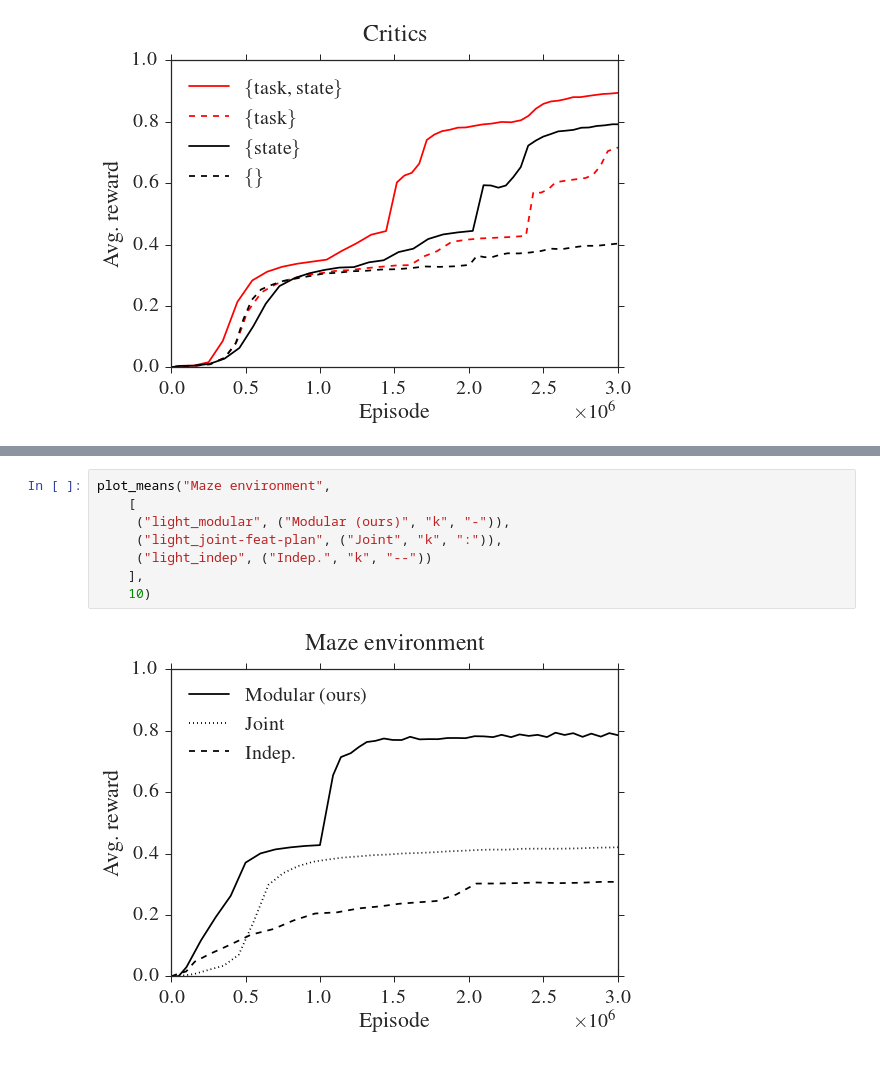
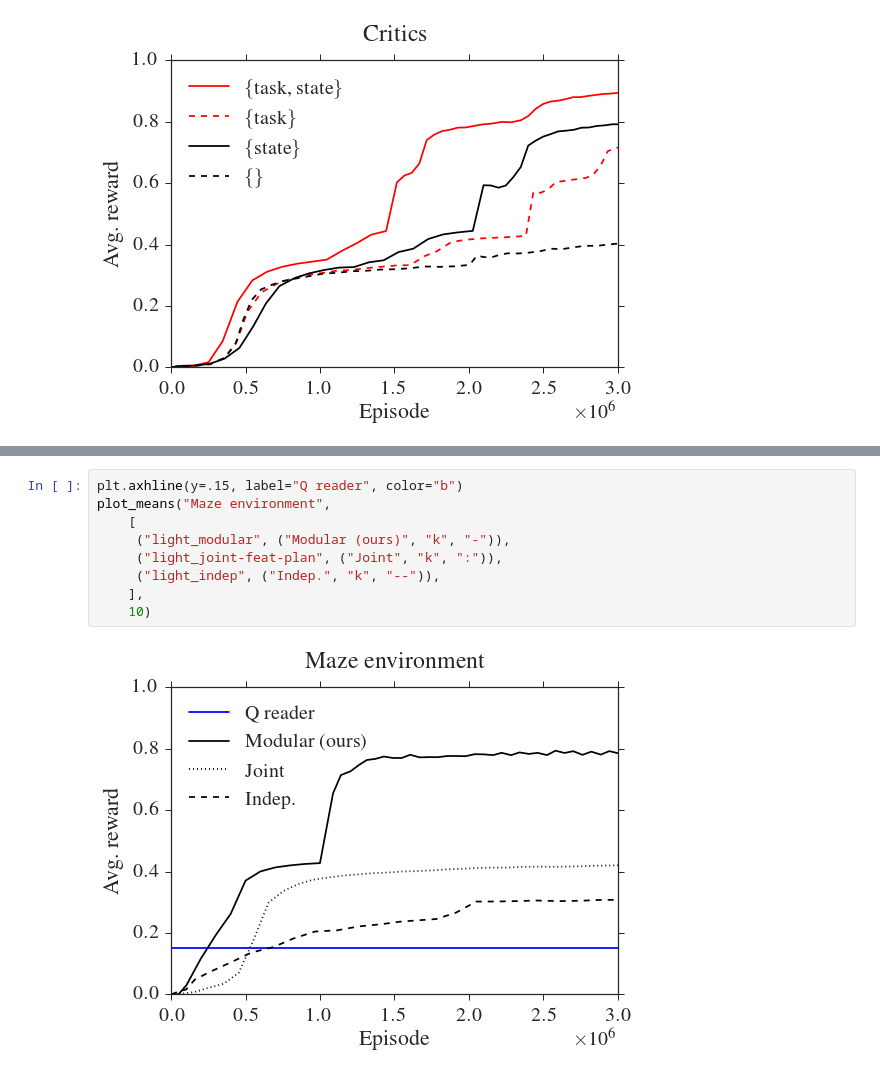
Before and after one commit to jacobandreas/psketch, a Jupyter notebook: experiments/figures.ipynb, the cells around one changed output, grey strips where cells are left out. Cells and saved outputs as stored; diff of their text form.

```diff
--- a/experiments/figures.ipynb
+++ b/experiments/figures.ipynb
@@ -135,11 +135,12 @@ plot_means("Curricula",
 # %%
+plt.axhline(y=.15, label="Q reader", color="b")
 plot_means("Maze environment",
     [
      ("light_modular", ("Modular (ours)", "k", "-")),
      ("light_joint-feat-plan", ("Joint", "k", ":")),
-     ("light_indep", ("Indep.", "k", "--"))
+     ("light_indep", ("Indep.", "k", "--")),
     ],
     10)
 # %% [output]
-[figure, old version]
+[figure, new version]
 # %%
```
Also changed, not shown: parts of 4 cells of this notebook, 1 other file.
